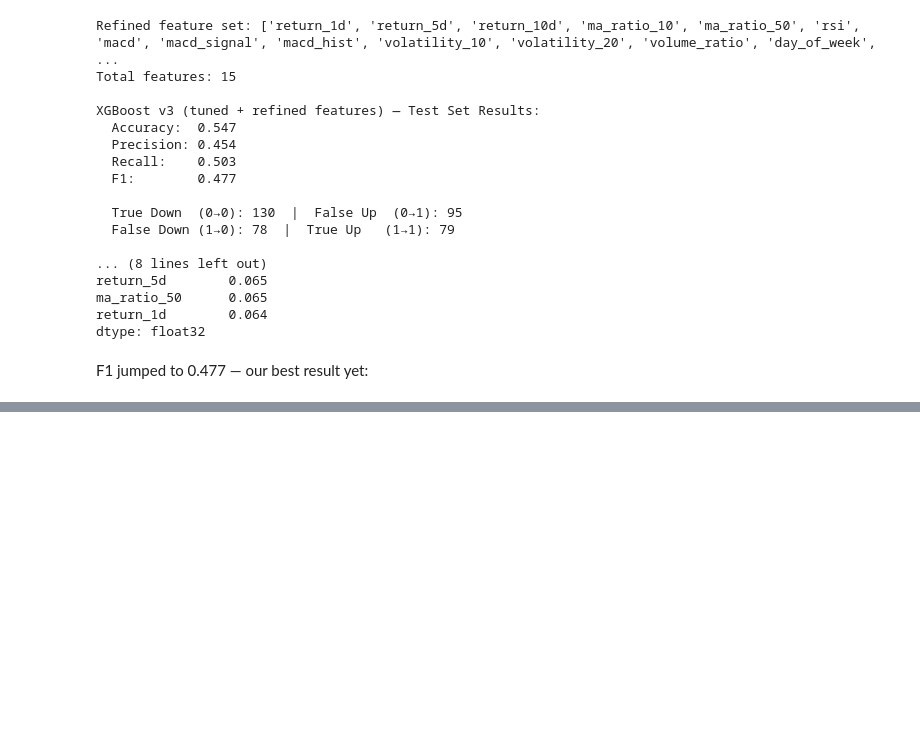
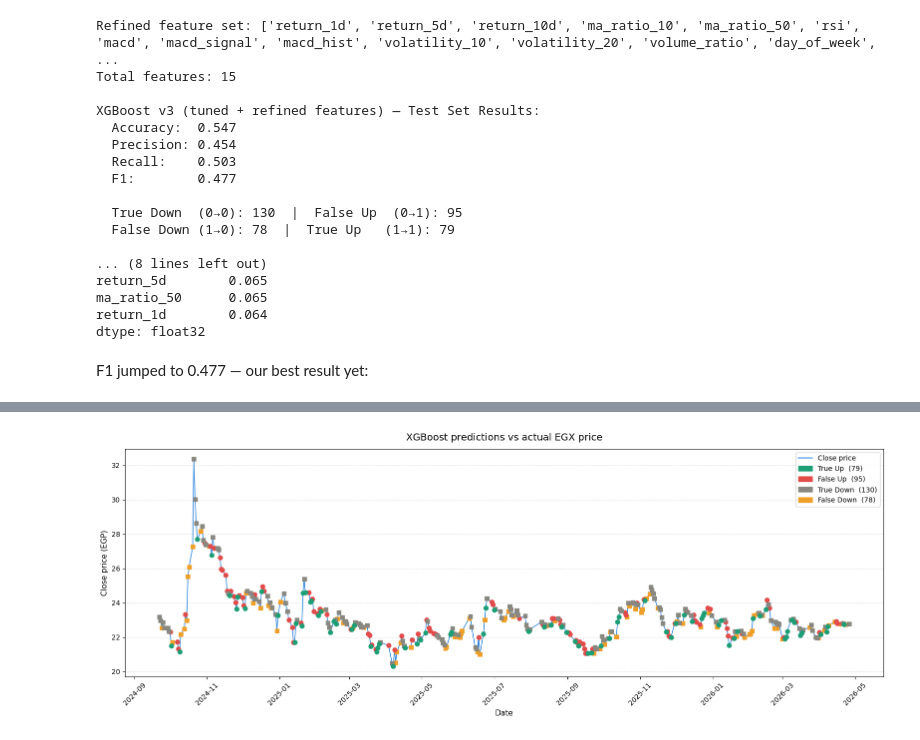
Before and after one commit to Abdelrahman2030/Ai_Trading, a Jupyter notebook: model_traning.ipynb, the cells around one changed output, grey strips where cells are left out. Saved outputs shown, nothing was run; the diff lists cells and outputs as text; code cells hidden in the pictures; blank space fills up the shorter version.

Commit message:
Made some anlaysis and reached that the model can't predict reversals

```diff
--- a/model_traning.ipynb
+++ b/model_traning.ipynb
@@ -459,0 +579,53 @@ dtype: float32
+# %%
+import matplotlib.pyplot as plt
+import matplotlib.patches as mpatches
+import matplotlib.lines as mlines
+
+fig, ax = plt.subplots(figsize=(16, 6))
+
+# ── Price line ──────────────────────────────────────────────────────────
+ax.plot(viz_df['Date'], viz_df['Close'],
+        color='#378ADD', linewidth=1.2, zorder=1, label='Close price')
+
+# ── Prediction markers ──────────────────────────────────────────────────
+colors = {
+    'True Up':    '#1D9E75',
+    'False Up':   '#E24B4A',
+    'True Down':  '#888780',
+    'False Down': '#EF9F27',
+}
+markers = {
+    'True Up':    'o',
+    'False Up':   'o',
+    'True Down':  's',
+    'False Down': 's',
+}
+
+for result, group in viz_df.groupby('Result'):
+    ax.scatter(group['Date'], group['Close'],
+               color=colors[result],
+               marker=markers[result],
+               s=40, zorder=2, label=result)
+
+# ── Formatting ──────────────────────────────────────────────────────────
+ax.set_title('XGBoost predictions vs actual EGX price', fontsize=14, pad=12)
+ax.set_xlabel('Date', fontsize=11)
+ax.set_ylabel('Close price (EGP)', fontsize=11)
+ax.tick_params(axis='x', rotation=45)
+ax.grid(axis='y', linestyle='--', alpha=0.4)
+
+# ── Legend ──────────────────────────────────────────────────────────────
+legend_elements = [
+    mlines.Line2D([0],[0], color='#378ADD', linewidth=1.5, label='Close price'),
+    mpatches.Patch(color='#1D9E75', label=f"True Up  (79)"),
+    mpatches.Patch(color='#E24B4A', label=f"False Up  (95)"),
+    mpatches.Patch(color='#888780', label=f"True Down  (130)"),
+    mpatches.Patch(color='#EF9F27', label=f"False Down  (78)"),
+]
+ax.legend(handles=legend_elements, loc='upper right', fontsize=10)
+
+plt.tight_layout()
+plt.savefig('egx_predictions.png', dpi=150, bbox_inches='tight')
+plt.show()
+# %% [output]
+[figure, added]
```
Also changed, not shown: parts of 5 cells of this notebook, 2 other files.
